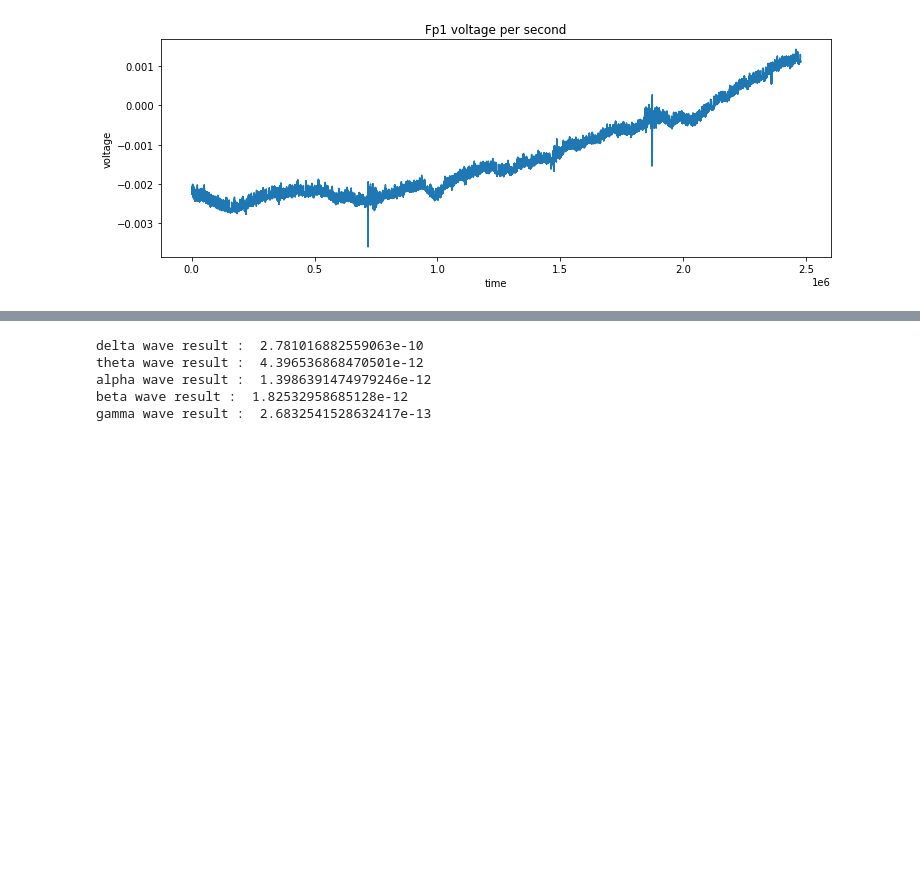
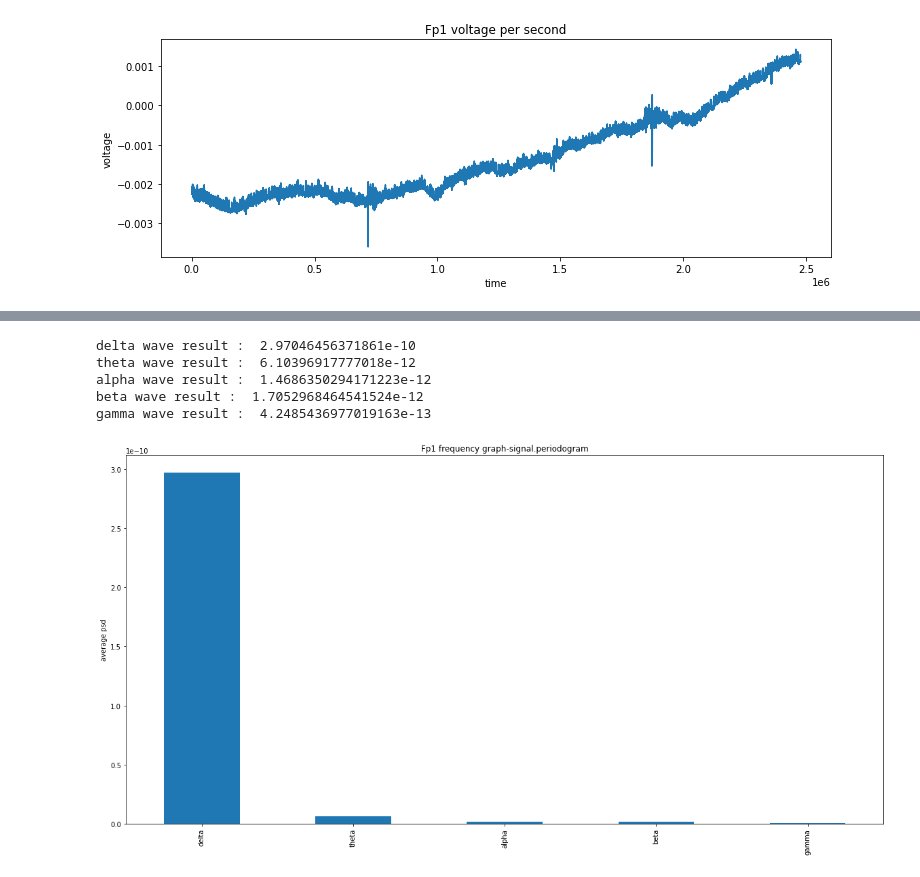
Before and after one commit to juhojang/EEG_preprocessing, a Jupyter notebook: Untitled-1.ipynb, the cells around one changed output, grey strips where cells are left out. Cells and saved outputs as stored; diff of their text form; code cells hidden in the pictures; blank space fills up the shorter version.

```diff
--- a/Untitled-1.ipynb
+++ b/Untitled-1.ipynb
@@ -61,17 +64,27 @@ plt.show()
 # %%
 def integral(a,b):
     mask=((f>a) & (f<b))
     s_new=s[mask]
     return s_new.sum()/s_new.shape[0]
 
 print('delta wave result : ',integral(0.2,3.99))
 print('theta wave result : ',integral(4,7.99))
 print('alpha wave result : ',integral(8,12.99))
 print('beta wave result : ',integral(13,30))
 print('gamma wave result : ',integral(30,50))
+
+import pandas as pd
+
+plot_data=pd.Series([integral(0.2,3.99),integral(4,7.99),integral(8,12.99),integral(13,30),integral(30,50)],index=['delta','theta','alpha','beta','gamma'])
+plt.figure(figsize=(20,10))
+plot_data.plot(kind='bar')
+plt.title("Fp1 frequency graph-signal.periodogram")
+plt.ylabel("average psd")
+plt.show()
 # %% [output]
-delta wave result :  2.781016882559063e-10
-theta wave result :  4.396536868470501e-12
-alpha wave result :  1.3986391474979246e-12
-beta wave result :  1.82532958685128e-12
-gamma wave result :  2.6832541528632417e-13
+delta wave result :  2.97046456371861e-10
+theta wave result :  6.10396917777018e-12
+alpha wave result :  1.4686350294171223e-12
+beta wave result :  1.7052968464541524e-12
+gamma wave result :  4.2485436977019163e-13
+[figure, added]
```
Also changed, not shown: parts of 2 cells of this notebook.
